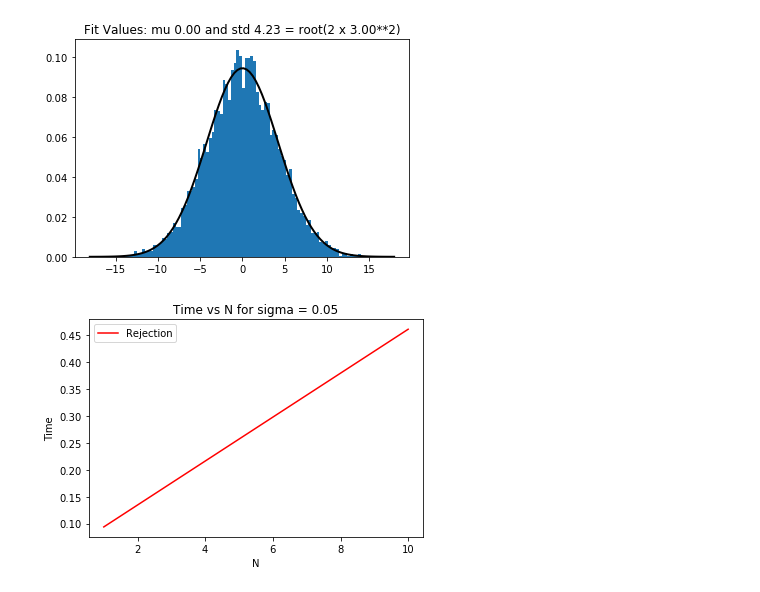
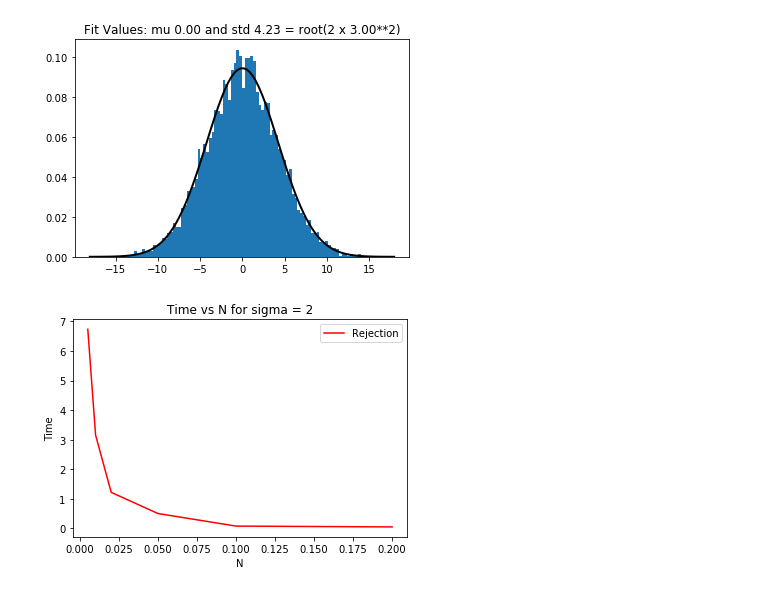
Before and after one commit to Artim436/stage1A, a Jupyter notebook: third_project/test_rejec.ipynb, the cells around one changed output. Saved outputs shown, nothing was run; the diff lists cells and outputs as text; code cells hidden in the pictures.

```diff
--- a/third_project/test_rejec.ipynb
+++ b/third_project/test_rejec.ipynb
@@ -143,8 +143,8 @@ def rejection_sampling_fast(sigma, n):
 
 end2 = time.time()
 # %%
-def rejection_sampling_final(sigma, n):
+def rejection_sampling(sigma, n, random_state=None):
     if sigma<0.1:
-        return rejection_sampling_long(sigma, n)
+        return rejection_sampling_long(sigma, n, random_state=random_state)
     else:
-        return rejection_sampling_fast(sigma, n)
+        return rejection_sampling_fast(sigma, n, random_state=random_state)
@@ -400,27 +365,27 @@ def _slice_one_sample(ptarget, x0, w, rs):
 # %%
-SIGMA = [0.01, 0.05, 0.1, 0.5, 1]
+SIGMA = [0.005, 0.01, 0.02, 0.05, 0.1, 0.2]
 N = [110]
 
 def time_slice(s, n):
     s2 = time.time()
     R = _sample_parameter_r(n, 2, s)
     e2 = time.time()
     return e2-s2
 
 def time_reject(s,n):
     s1 = time.time()
     R2 = rejection_sampling_final(s, n)
     e1 = time.time()
     return e1 - s1
 
-A = [time_reject(sig, 10) for sig in SIGMA]
+A = [time_reject(sig, 50) for sig in SIGMA]
 #B = [time_slice(sig, n) for n in N]
-plt.plot(, A, 'r', label='Rejection')
+plt.plot(SIGMA, A, 'r', label='Rejection')
 #plt.plot(N, B, 'b', label='Slice')
 plt.xlabel('N')
 plt.ylabel('Time')
 plt.title('Time vs N for sigma = ' + str(sig))
 plt.legend()
 plt.show()
 # %% [output]
-[figure, old version]
+[figure, new version]
```
Also changed, not shown: parts of 7 cells of this notebook.
